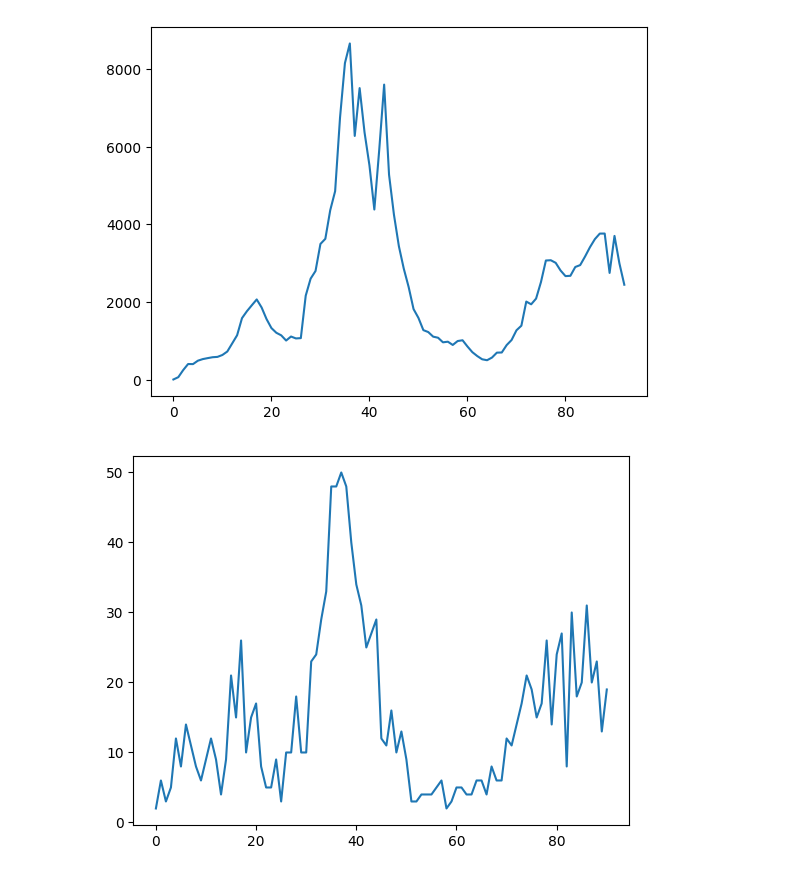
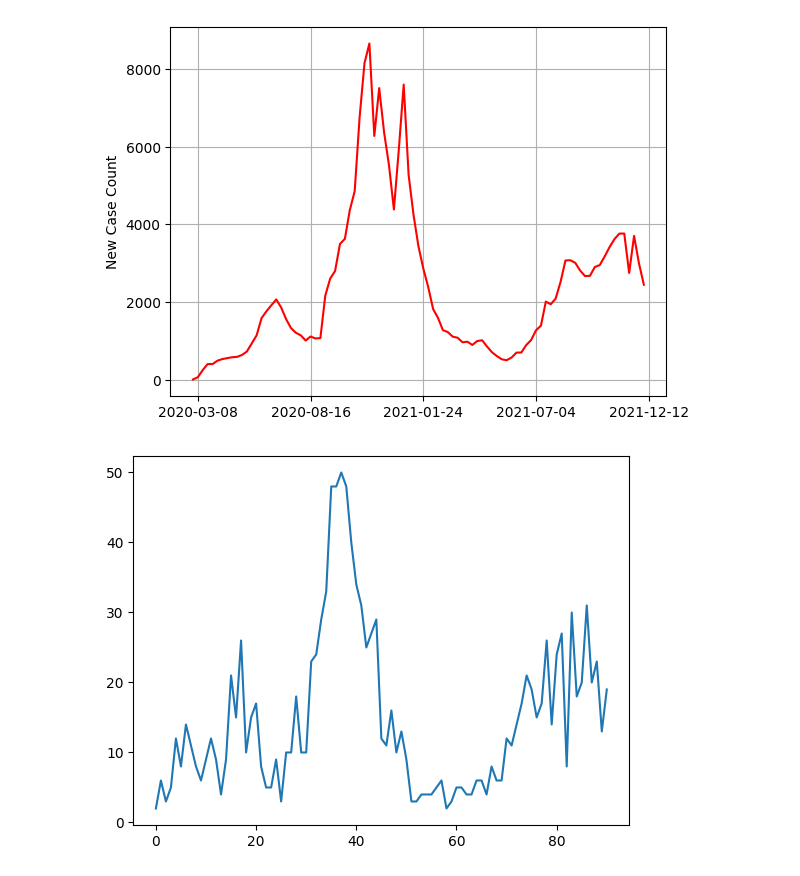
Before and after one commit to seon9cho/COVID-DataAssimilation, a Jupyter notebook: SIR_COVID1.ipynb, the cells around one changed output. Saved outputs shown, nothing was run; the diff lists cells and outputs as text; code cells hidden in the pictures.

Commit message:
added graphic

```diff
--- a/SIR_COVID1.ipynb
+++ b/SIR_COVID1.ipynb
@@ -32,6 +32,8 @@ def parse_infected_data(file):
     """
     # Get the case count data from the csv into Python
     data = pd.read_csv(file, index_col=0)
+    date_data = data.reset_index()
+    dates = date_data.iloc[:, 0].to_numpy()
 
     # Split the data into a training set(before 12/12/2021)
     # and a testing set (12/19/2021-1/19/2022)
@@ -42,13 +44,13 @@ def parse_infected_data(file):
     # Get week enumerations for this data (for ease of use)
     t_train = [i for i in range(1, len(train) + 1)]
     t_test = [i for i in range(len(train)+1, len(test)+len(train)+1)]
-    return train, test, t_train, t_test
+    return train, test, t_train, t_test, dates
 
 
 
 # ---------- Example for how to use the above function ----------  #
 csv_file = 'COVID_Data_SLC/Summary_Case Counts per Week.csv'
-case_count_data, case_count_pred, t_cc_data, t_cc_pred = parse_infected_data(csv_file)
+case_count_data, case_count_pred, t_cc_data, t_cc_pred, dates = parse_infected_data(csv_file)
 # %%
 # ---------- Function for parsing infected data ----------  #
 def parse_death_data(file):
@@ -93,11 +95,14 @@ def parse_death_data(file):
 # ---------- Example for how to use the above function ----------  #
 csv_file = 'COVID_Data_SLC/Deaths_Counts per Week.csv'
 death_data, death_pred, t_death_data, t_death_pred = parse_death_data(csv_file)
-# %%
-plt.plot(case_count_data)
-plt.show()
-# %% [output]
-[figure, removed]
+# %%
+plt.plot(case_count_data, c='r')
+plt.ylabel("New Case Count")
+plt.xticks(t_cc_data[::23], dates[:len(case_count_data):23])
+plt.grid()
+plt.savefig("graphics/new_case.png")
+# %% [output]
+[figure, added]
 # %%
 plt.plot(death_data)
 plt.show()
```
Also changed, not shown: 1 other file.
